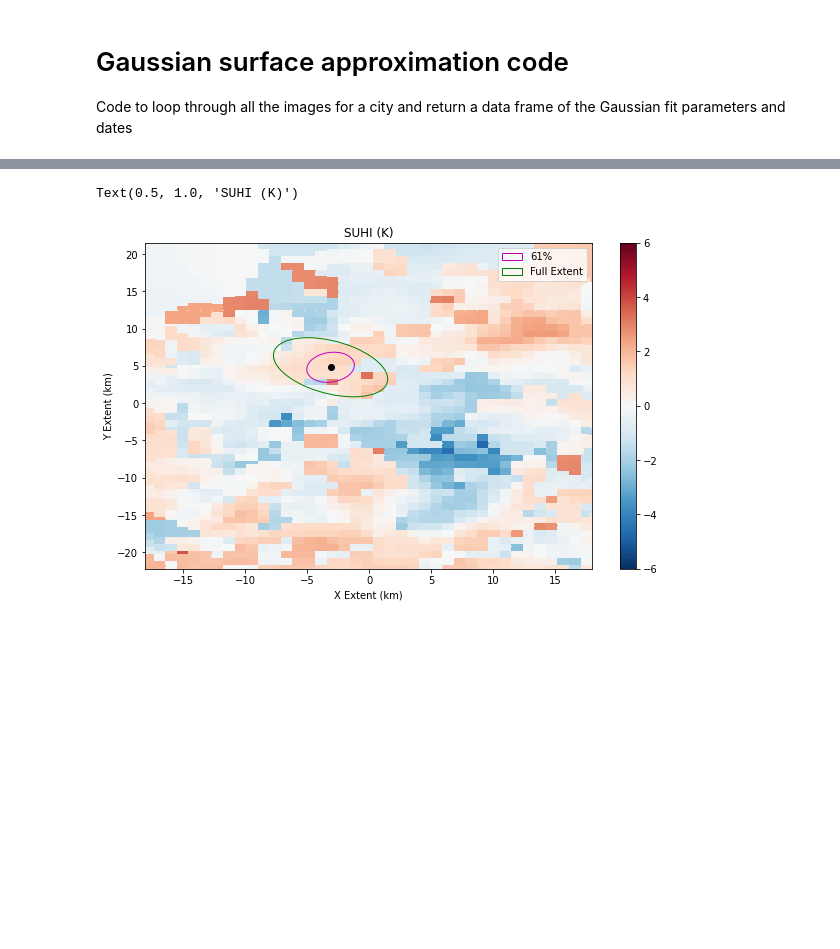
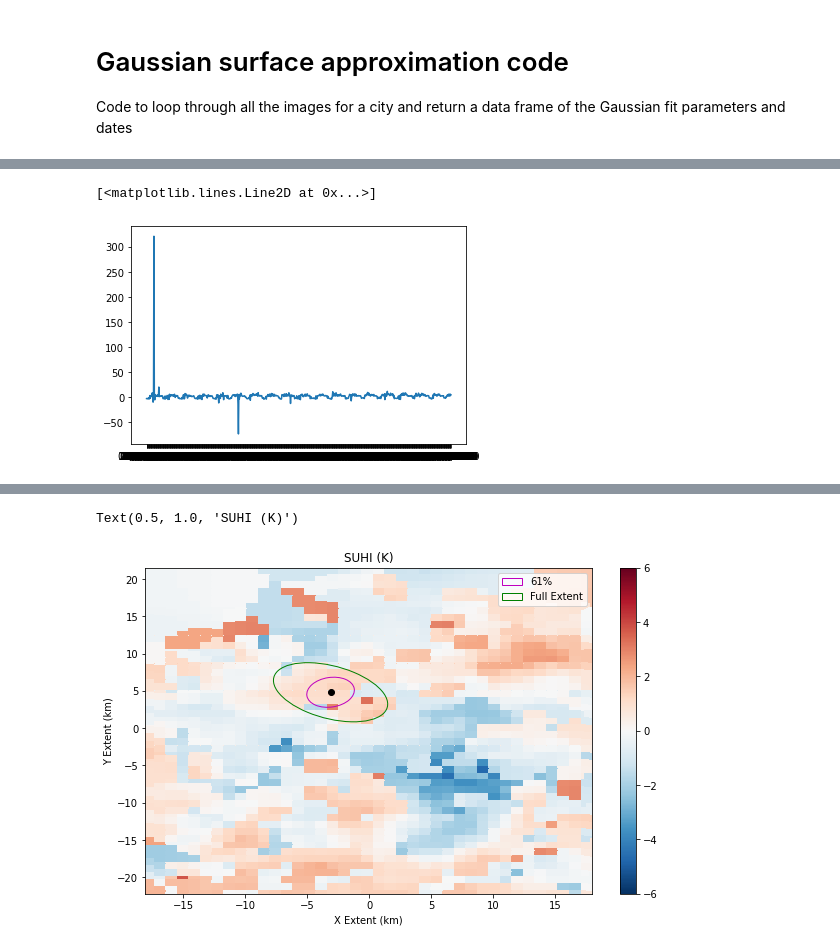
Before and after one commit to SarahBerk-github/MODIS_Gaussian, a Jupyter notebook: GSA_LOOP_CODE.ipynb, the cells around one changed output, grey strips where cells are left out. Saved outputs shown, nothing was run; the diff lists cells and outputs as text; code cells hidden in the pictures; blank space fills up the shorter version.

```diff
--- a/GSA_LOOP_CODE.ipynb
+++ b/GSA_LOOP_CODE.ipynb
@@ -3,7 +3,7 @@
 Code to loop through all the images for a city and return a data frame of the Gaussian fit parameters and dates
 # %%
 #Manual entries
-CITY_COUNTRY = "LINQING_CHINA"
+CITY_COUNTRY = "HUAMBO_ANGOLA"
 
 #SATELLITE = 'MOD11A2' #TERRA
 SATELLITE = 'MYD11A2' #AQUA
@@ -87,8 +88,8 @@ with open('UHI_Project_Pickle_Files\LULC_Pickles\LULC_{}.pkl'.format(CITY_COUNTR
 #MYD11A2 is aqua
 
 #Set path to chosen satellite
+os.chdir(os.path.join('D:\\','MODIS_8_day_LST', CITY_COUNTRY, SATELLITE))
 
-os.chdir(os.path.join(et.io.HOME, 'Documents', 'Python_Scripts', 'PROJECT', 'MODIS_8_day_LST', CITY_COUNTRY, SATELLITE))
 #set path to current directory
 path = pathlib.Path().absolute()
 
@@ -111,12 +112,30 @@ parameters_df = pd.DataFrame(data = Day_list, columns = ['Filename'])
 parameters_df['Date'] = np.nan
 parameters_df['Year'] = np.nan
 parameters_df['Month'] = np.nan
-parameters_df['a0'] = np.nan
-parameters_df['x0'] = np.nan
-parameters_df['y0'] = np.nan
-parameters_df['phi'] = np.nan
-parameters_df['ax'] = np.nan
-parameters_df['ay'] = np.nan
+parameters_df['day_a0'] = np.nan
+parameters_df['day_x0'] = np.nan
+parameters_df['day_y0'] = np.nan
+parameters_df['day_phi'] = np.nan
+parameters_df['day_ax'] = np.nan
+parameters_df['day_ay'] = np.nan
+parameters_df['day_std_dev_a0'] = np.nan
+parameters_df['day_std_dev_x0'] = np.nan
+parameters_df['day_std_dev_y0'] = np.nan
+parameters_df['day_std_dev_phi'] = np.nan
+parameters_df['day_std_dev_ax'] = np.nan
+parameters_df['day_std_dev_ay'] = np.nan
+#parameters_df['night_a0'] = np.nan
+#parameters_df['night_x0'] = np.nan
+#parameters_df['night_y0'] = np.nan
+#parameters_df['night_phi'] = np.nan
+#parameters_df['night_ax'] = np.nan
+#parameters_df['night_ay'] = np.nan
+#parameters_df['night_std_dev_a0'] = np.nan
+#parameters_df['night_std_dev_x0'] = np.nan
+#parameters_df['night_std_dev_y0'] = np.nan
+#parameters_df['night_std_dev_phi'] = np.nan
+#parameters_df['night_std_dev_ax'] = np.nan
+#parameters_df['night_std_dev_ay'] = np.nan
 # %%
 ##DEFINE FUNCTIONS
 
@@ -300,6 +319,7 @@ def SUHIfunc(Z,a0,x0,y0,phi,ax,ay):
 
 #file to create base from chosen at random, all coord grid are the same so doesn't matter
 file_name = Day_list[7]
+df_subset = dataframe_create(file_name)
 
 #function for finding the UTM projection
 def utm_zoner(lon, lat):
@@ -471,0 +550,8 @@ night_perr = np.sqrt(np.diag(night_pcov)) #standard deviation on parameters
+# %%
+y_vals = parameters_df.day_a0
+x_vals = parameters_df.Date
+
+plt.plot(x_vals, y_vals)
+# %% [output]
+[<matplotlib.lines.Line2D at 0x...>]
+[figure, added]
```
Also changed, not shown: parts of 4 cells of this notebook, 2 other files.
